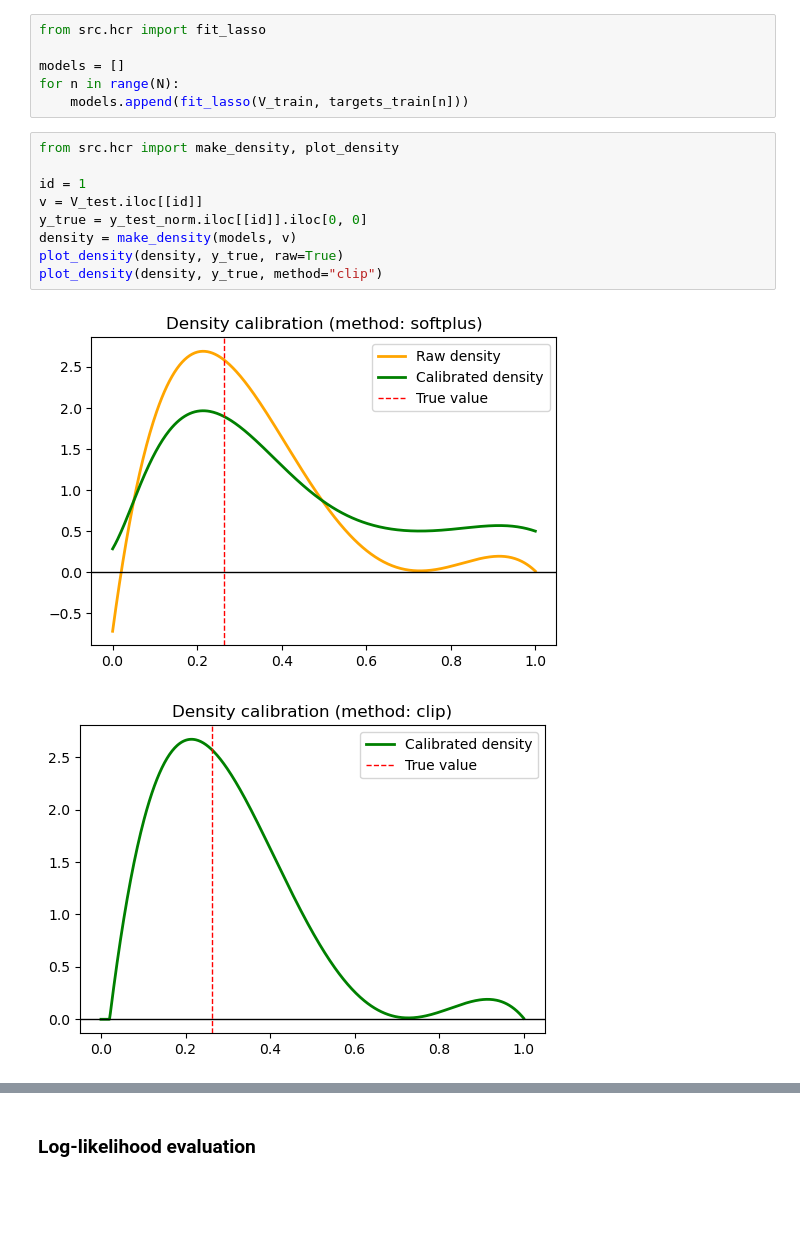
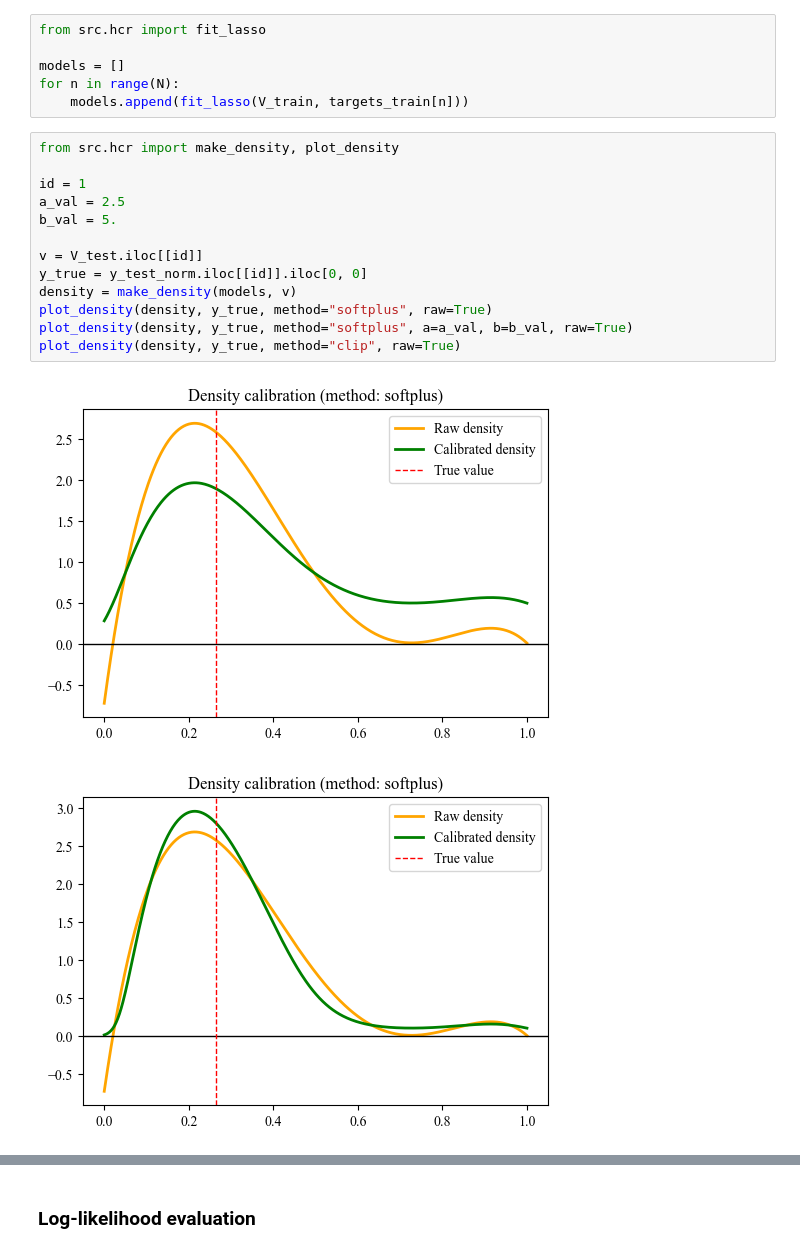
Before and after one commit to julbor2003/HCR-for-EnergyEfficiencyDataset, a Jupyter notebook: HL-basic.ipynb, the cells around one changed output, grey strips where cells are left out. Cells and saved outputs as stored; diff of their text form; blank space fills up the shorter version.

```diff
--- a/HL-basic.ipynb
+++ b/HL-basic.ipynb
@@ -104,12 +104,16 @@ for n in range(N):
 # %%
 from src.hcr import make_density, plot_density
 
 id = 1
+a_val = 2.5
+b_val = 5.
+
 v = V_test.iloc[[id]]
 y_true = y_test_norm.iloc[[id]].iloc[0, 0]
 density = make_density(models, v)
-plot_density(density, y_true, raw=True)
-plot_density(density, y_true, method="clip")
+plot_density(density, y_true, method="softplus", raw=True)
+plot_density(density, y_true, method="softplus", a=a_val, b=b_val, raw=True)
+plot_density(density, y_true, method="clip", raw=True)
 # %% [output]
-[figure, old version]
+[figure, new version]
-[figure, old version]
+[figure, new version]
```
Also changed, not shown: parts of 11 cells of this notebook, 19 other files.
